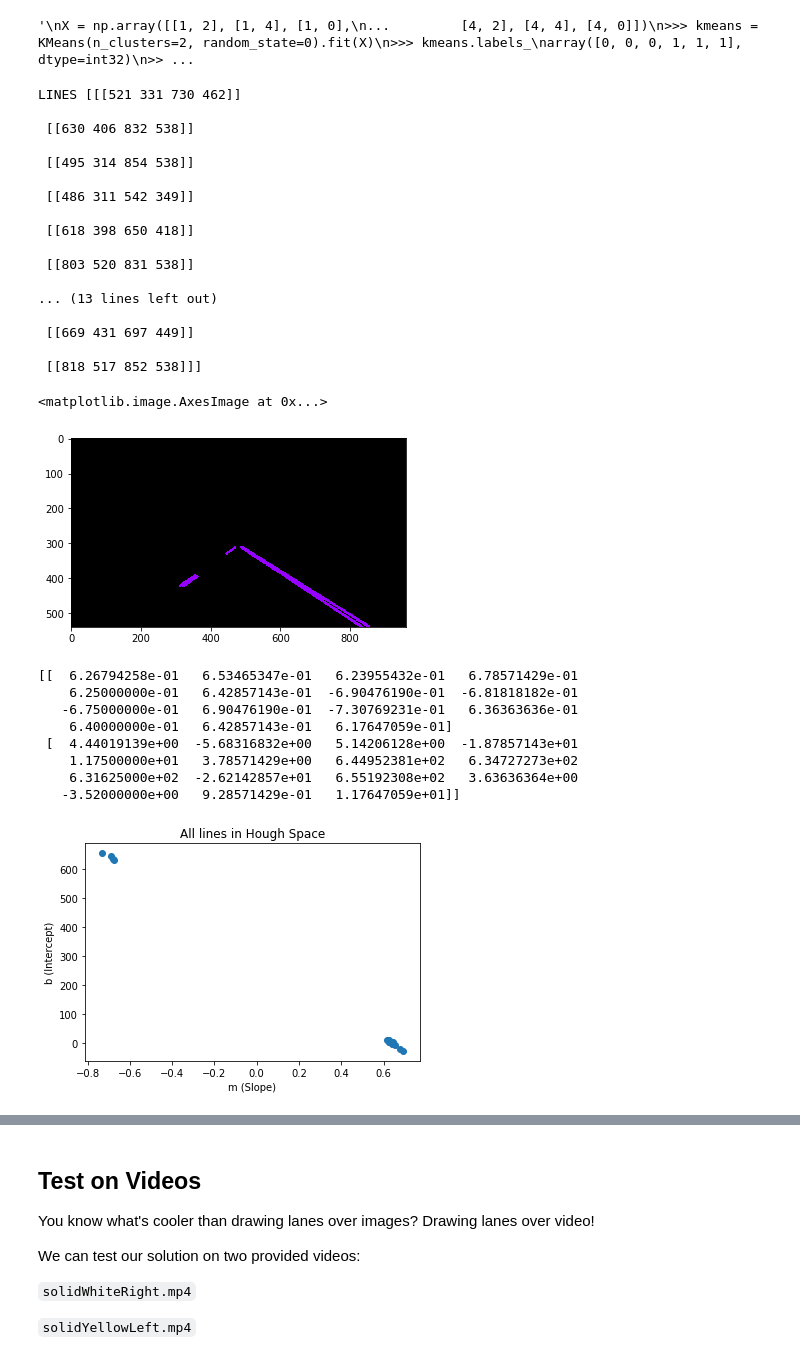
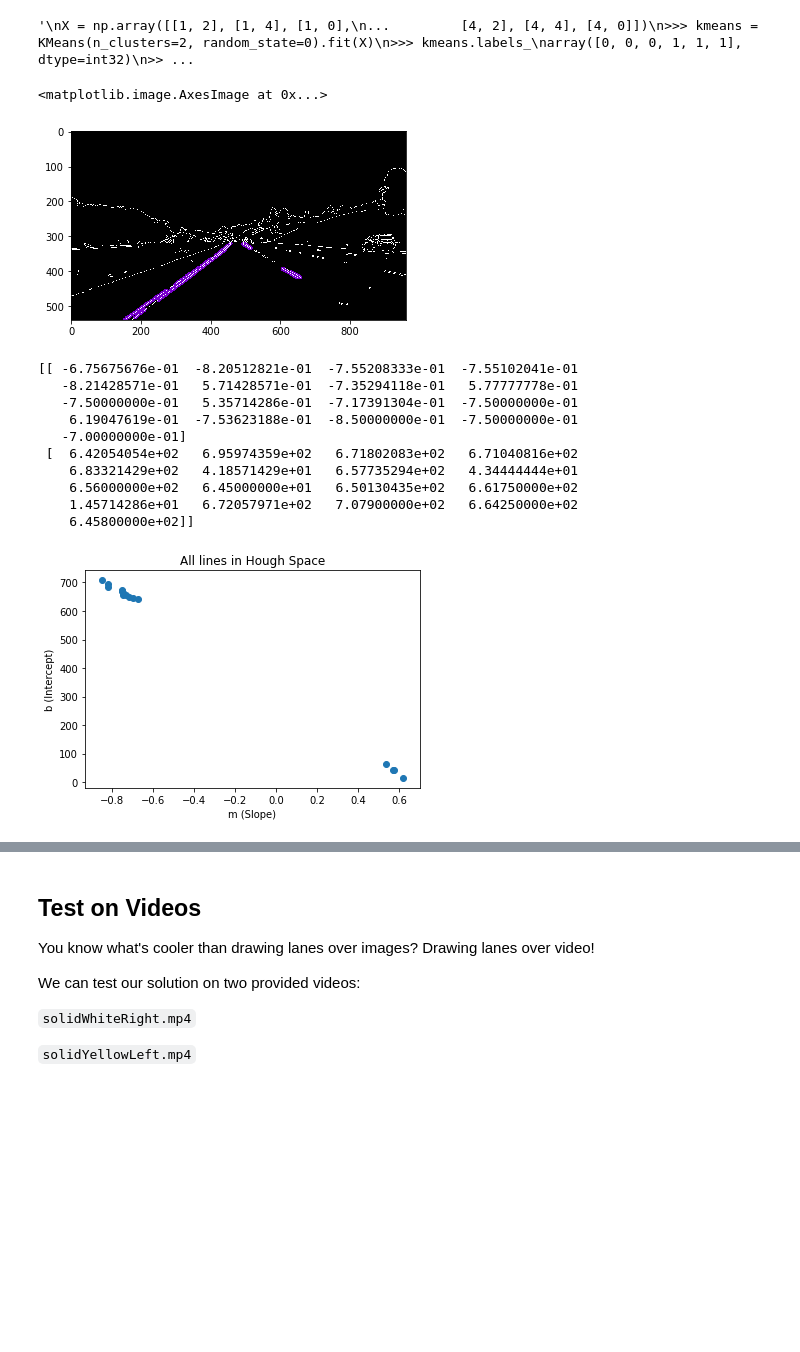
Before and after one commit to tevisgehr/Tevis_Self_Driving_Car_Nanodegree_Udacity, a Jupyter notebook: CarND-LaneLines-P1-master/P1.ipynb, the cells around one changed output, grey strips where cells are left out. Saved outputs shown, nothing was run; the diff lists cells and outputs as text; code cells hidden in the pictures; blank space fills up the shorter version.

Commit message:
Works on all still images.

```diff
--- a/CarND-LaneLines-P1-master/P1.ipynb
+++ b/CarND-LaneLines-P1-master/P1.ipynb
@@ -128,7 +128,7 @@ Idea for drawing lines:
     Run the drawn lines back through the Hough transform and cluster points together with a ML clustering algorithm.
     Take average of each of the clusters and print as a single line.
 '''
-def draw_lines(img, lines, color=[150, 0, 255], thickness=5):
+def draw_lines(img, lines, color=[150, 0, 255], thickness=10):
     """
     NOTE: this is the function you might want to use as a starting point once you want to
     average/extrapolate the line segments you detect to map out the full
@@ -190,3 +190,15 @@ os.listdir("test_images/")
  'solidYellowCurve2.jpg',
  'solidYellowLeft.jpg',
  'whiteCarLaneSwitch.jpg']
+# %%
+#Trying out different images:
+#image = mpimg.imread('test_images/solidWhiteCurve.jpg')
+#image = mpimg.imread('test_images/solidWhiteRight.jpg')
+image = mpimg.imread('test_images/solidYellowCurve.jpg')
+#image = mpimg.imread('test_images/solidYellowCurve2.jpg')
+#image = mpimg.imread('test_images/solidYellowLeft.jpg')
+#image = mpimg.imread('test_images/whiteCarLaneSwitch.jpg')
+
+#printing out some stats and plotting
+print('This image is:', type(image), 'with dimensions:', image.shape)
+plt.imshow(image)
@@ -255,55 +271,37 @@ low_threshold = 50
 high_threshold = 150
 edges = canny(blur_gray, low_threshold, high_threshold)
 
 # Next we'll create a masked edges image using cv2.fillPoly()
 mask = np.zeros_like(edges)
 ignore_mask_color = 255
 
 # This time we are defining a four sided polygon to mask
 imshape = image.shape
-vertices = np.array([[(80,imshape[0]),(425,310), (525,310), (910,imshape[0])]], dtype=np.int32)
+vertices = np.array([[(80,imshape[0]),(460,310), (525,310), (910,imshape[0])]], dtype=np.int32)
 masked_edges = region_of_interest(edges, vertices)
 
 # Define the Hough transform parameters
 # Make a blank the same size as our image to draw on
 rho = 1 # distance resolution in pixels of the Hough grid
 theta = np.pi/180 # angular resolution in radians of the Hough grid
 threshold = 2     # minimum number of votes (intersections in Hough grid cell)
 min_line_length = 20 #minimum number of pixels making up a line
 max_line_gap = 3    # maximum gap in pixels between connectable line segments
 line_image = np.copy(image)*0 # creating a blank to draw lines on
 
 # Run Hough on edge detected image
 # Output "lines" is an array containing endpoints of detected line segments
 lines, line_image = hough_lines(masked_edges, rho, theta, threshold, min_line_length, max_line_gap)
-print("LINES",lines)
 # Create a "color" binary image to combine with line image
 color_edges = np.dstack((edges, edges, edges))
 
 # Draw the lines on the edge image
 lines_edges = weighted_img(color_edges, line_image, α=0.8, β=1., λ=0.)
 #plt.imshow(lines_edges)
-plt.imshow(line_image)
+plt.imshow(lines_edges)
 # %% [output]
-LINES [[[521 331 730 462]]
-
- [[630 406 832 538]]
-
- [[495 314 854 538]]
-
- [[486 311 542 349]]
-
- [[618 398 650 418]]
-
- [[803 520 831 538]]
-
-... (13 lines left out)
-
- [[669 431 697 449]]
-
- [[818 517 852 538]]]
+<matplotlib.image.AxesImage at 0x...>
-<matplotlib.image.AxesImage at 0x...>
-[figure, old version]
+[figure, new version]
 # %%
 #Run a simple Hough transform and plot the points to see the clusters that define similar lines.
 '''
@@ -318,15 +316,17 @@ plt.xlabel('m (Slope)')
 plt.ylabel('b (Intercept)')
 plt.show()
 # %% [output]
-[[  6.26794258e-01   6.53465347e-01   6.23955432e-01   6.78571429e-01
-    6.25000000e-01   6.42857143e-01  -6.90476190e-01  -6.81818182e-01
-   -6.75000000e-01   6.90476190e-01  -7.30769231e-01   6.36363636e-01
-    6.40000000e-01   6.42857143e-01   6.17647059e-01]
- [  4.44019139e+00  -5.68316832e+00   5.14206128e+00  -1.87857143e+01
-    1.17500000e+01   3.78571429e+00   6.44952381e+02   6.34727273e+02
-    6.31625000e+02  -2.62142857e+01   6.55192308e+02   3.63636364e+00
-   -3.52000000e+00   9.28571429e-01   1.17647059e+01]]
+[[ -6.75675676e-01  -8.20512821e-01  -7.55208333e-01  -7.55102041e-01
+   -8.21428571e-01   5.71428571e-01  -7.35294118e-01   5.77777778e-01
+   -7.50000000e-01   5.35714286e-01  -7.17391304e-01  -7.50000000e-01
+    6.19047619e-01  -7.53623188e-01  -8.50000000e-01  -7.50000000e-01
+   -7.00000000e-01]
+ [  6.42054054e+02   6.95974359e+02   6.71802083e+02   6.71040816e+02
+    6.83321429e+02   4.18571429e+01   6.57735294e+02   4.34444444e+01
+    6.56000000e+02   6.45000000e+01   6.50130435e+02   6.61750000e+02
+    1.45714286e+01   6.72057971e+02   7.07900000e+02   6.64250000e+02
+    6.45800000e+02]]
-[figure, old version]
+[figure, new version]
 # %%
 '''
 Implimenting K-Means clustering to average the lines various lines together into n distinct lines.
```
Also changed, not shown: parts of 10 cells of this notebook.
